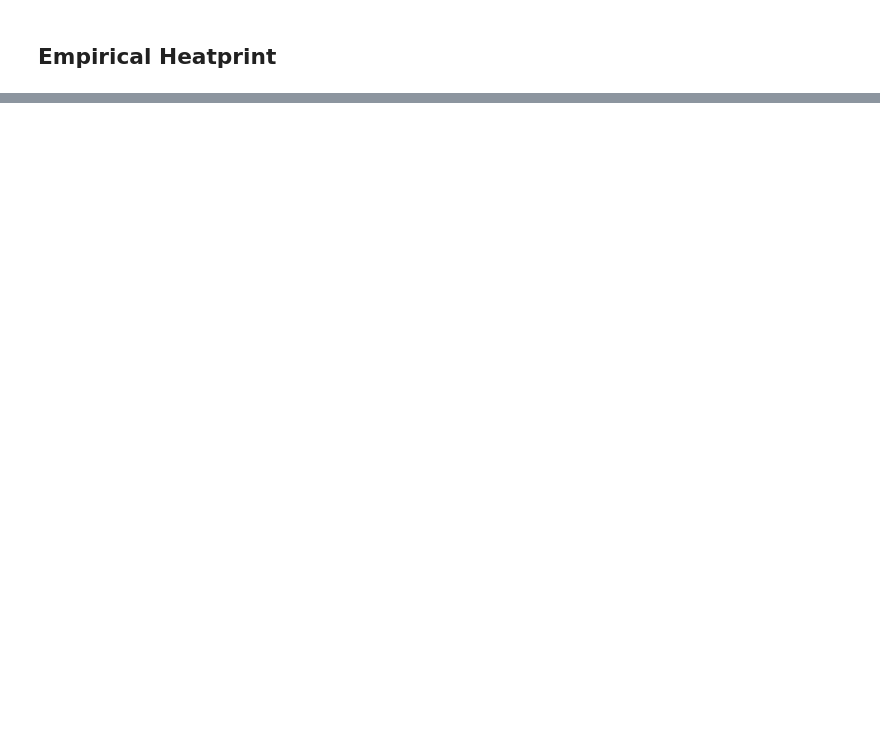
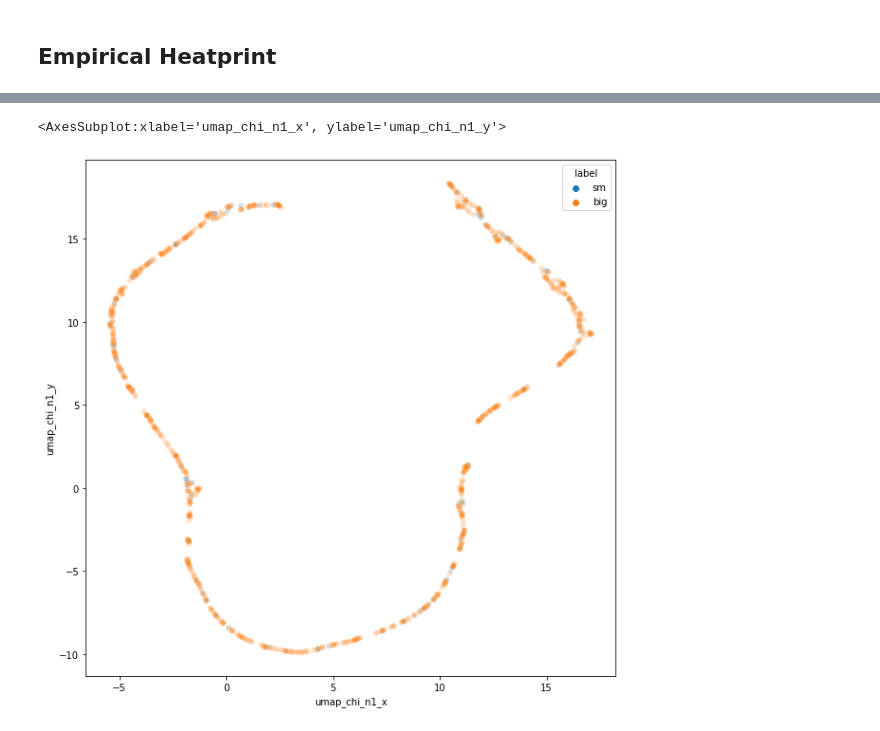
Before and after one commit to ashwinn226/graphwave, a Jupyter notebook: graphwave_pancakes.ipynb, the cells around one changed output, grey strips where cells are left out. Drawn from its saved outputs; the diff is of its cells as text; code cells hidden in the pictures; blank space fills up the shorter version.

```diff
--- a/graphwave_pancakes.ipynb
+++ b/graphwave_pancakes.ipynb
@@ -673,0 +733,7 @@ hdense = heat_print[0].toarray()
+# %%
+fig, ax = plt.subplots(1,1, figsize=[10,10])
+
+sns.scatterplot(ax=ax, x="umap_chi_n1_x", y="umap_chi_n1_y", data=pancake, hue="label", alpha=.2)
+# %% [output]
+<AxesSubplot:xlabel='umap_chi_n1_x', ylabel='umap_chi_n1_y'>
+[figure, added]
```
Also changed, not shown: parts of 33 cells of this notebook.
